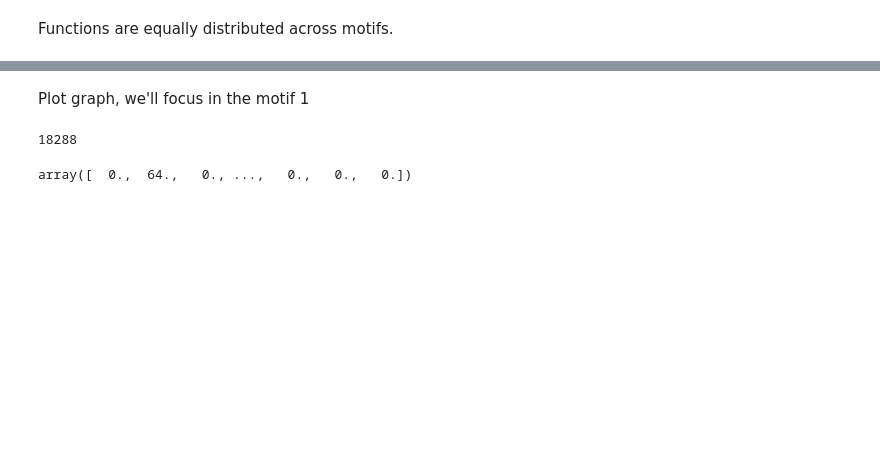
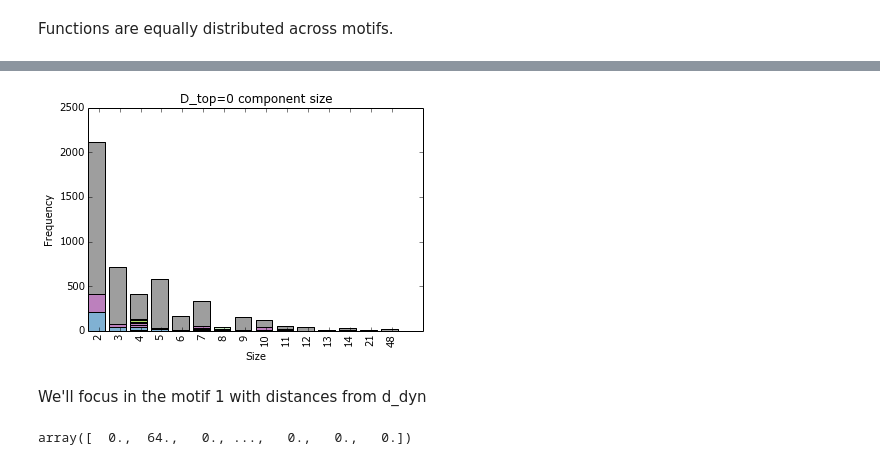
Before and after one commit to mar-esther23/CircuitsAnalyses, a Jupyter notebook: Analysis5nodes.ipynb, the cells around one changed output, grey strips where cells are left out. Cells and saved outputs as stored; diff of their text form; code cells hidden in the pictures; blank space fills up the shorter version.

```diff
--- a/Analysis5nodes.ipynb
+++ b/Analysis5nodes.ipynb
@@ -205,16 +214,54 @@ Functions are equally distributed across motifs.
+# %%
+sizes = [d[1] for d in data0]
+sizes = {s:sizes.count(s) for s in set(sizes)}
+sizes = OrderedDict(sorted(sizes.items(), key=lambda t: t[0]))
+#sizes
+
+distribution = [(d[1],d[2]) for d in data0]
+distribution = {d:distribution.count(d) for d in set(distribution)}
+#distribution
+# %%
+ordl = {loop:i for i, loop in enumerate(loops.keys())}
+ords = {size:i for i, size in enumerate(sizes.keys())}
+loops_by_size = np.zeros( (len(ordl)+1, len(ords)) )
+
+for m, s, l in data0: #separate loops by motif
+    if l != '':
+        #print(l, ordl[l], s, ords[s])
+        loops_by_size[ordl[l]+1, ords[s]] += 1
+for i in range(1,len(loops_by_size)): #Add previus motifs for plotting
+    loops_by_size[i] += loops_by_size[i-1]
+#loops_by_size
+# %%
+ind = np.arange(0,len(sizes),1)
+p = []
+ordl = {loop:i for i, loop in enumerate(loops.keys())}
+
+plt.bar(ind, list(sizes.values()), color=colors['None'] )
+ordl = sorted(ordl.keys())
+for i in reversed(range(1,len(ordl))):
+    #print(i, ordl[i])
+    p.append( plt.bar(ind,loops_by_size[i], color=colors[ordl[i][0]]) )
+
+plt.title("D_top=0 component size")
+plt.xlabel("Size")
+plt.xticks(ind+0.5, list(sizes.keys()), rotation='vertical')
+plt.ylabel("Frequency")
+#plt.legend((pi[0] for pi in p), reversed(ordl))
+plt.show()
+# %% [output]
+[figure, added]
 # %% [markdown]
-Plot graph, we'll focus in the motif 1
+We'll focus in the motif 1 with distances from d_dyn
 # %%
 motif1 = [n for n in G0.nodes() if str(n)[0]=='1' ]
 H = G0.subgraph(motif1)
 len(H.edges(data=True))
+
+D0_dyn = np.array(nx.to_numpy_matrix(H, weight='weight', nonedge=None))
+D0_dyn = (np.nanmax(D0_dyn)-D0_dyn) #Transform from weight to force.
+D0_dyn = np.nan_to_num(D0_dyn)
+D0_dyn[0]
 # %% [output]
-18288
+array([  0.,  64.,   0., ...,   0.,   0.,   0.])
-# %%
-D0_dyn = np.array(nx.to_numpy_matrix(H, weight='weight', nonedge=None))
-D0_dyn = np.nanmax(D0_dyn)-D0_dyn #Transform from weight to force.
-D0_dyn = np.nan_to_num(D0_dyn)
-D0_dyn[0]
-# %% [output]
-array([  0.,  64.,   0., ...,   0.,   0.,   0.])
 # %%
```
Also changed, not shown: parts of 30 cells of this notebook.
